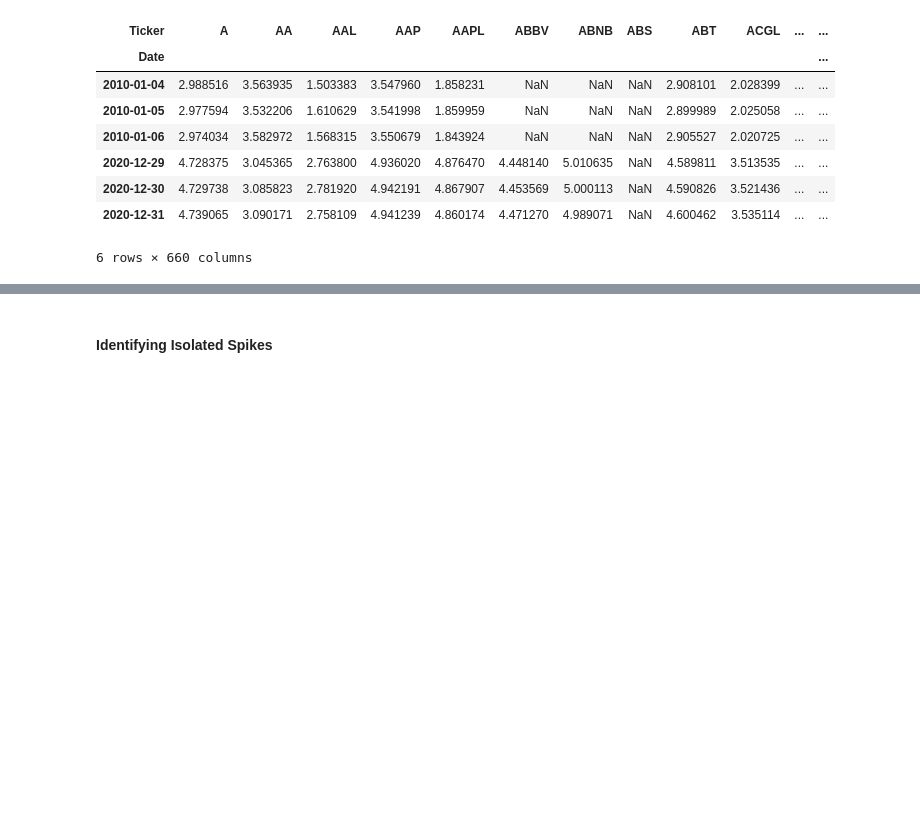
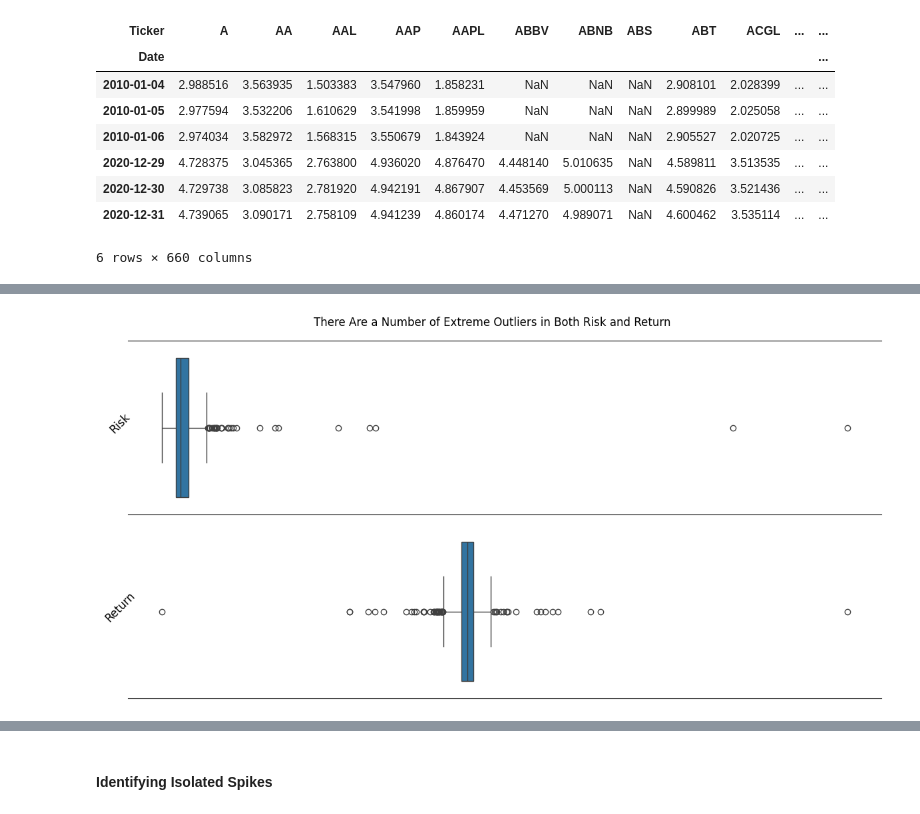
Before and after one commit to JamieW365/trading_algos, a Jupyter notebook: notebooks/data processing/identifying_outliers.ipynb, the cells around one changed output, grey strips where cells are left out. Saved outputs shown, nothing was run; the diff lists cells and outputs as text; code cells hidden in the pictures; blank space fills up the shorter version.

```diff
--- a/notebooks/data processing/identifying_outliers.ipynb
+++ b/notebooks/data processing/identifying_outliers.ipynb
@@ -84,4 +80,10 @@ ht(rolling_log_return)
 # %%
-df_agg = rolling_log_return.agg({'mean', 'std'}).rename({'mean': 'Return', 'std': 'Risk'}).T
-ht(df_agg)
+# 3 Month Rolling Returns
+log_returns = log_prices - log_prices.shift(63)
+
+# Calculate Log Risk / Return
+df_agg = log_returns.agg({'mean', 'std'}).rename({'mean': 'Return', 'std': 'Risk'}).T
+
+# Annualize Log Risk / Return
+df_agg = df_agg * (np.sqrt(4), 4)
 # %%
@@ -110,10 +114,27 @@ outliers
 # %%
 fig, ax = plt.subplots(2,1, figsize=(12,6), tight_layout=True)
+plt.suptitle('There Are a Number of Extreme Outliers in Both Risk and Return')
 
-ax[0].set_title('Risk')
-ax[0].spines[['left','top','right']].set_visible(False)
+ax[0].spines[['left','right']].set_visible(False)
+ax[0].tick_params(top=False,
+                  bottom=False,
+                  left=False,
+                  right=False,
+                  labelleft=False,
+                  labelbottom=False)
+ax[0].set_ylabel('Risk', rotation=45, fontsize=12)
 sns.boxplot(df_agg[['Risk']], ax=ax[0], orient='h')
 
-ax[1].set_title('Return')
 ax[1].spines[['left','top','right']].set_visible(False)
+ax[1].tick_params(top=False,
+                  bottom=False,
+                  left=False,
+                  right=False,
+                  labelleft=False,
+                  labelbottom=False)
+ax[1].set_ylabel('Return', rotation=45, fontsize=12)
 sns.boxplot(df_agg[['Return']], ax=ax[1], orient='h')
+
+plt.show();
+# %% [output]
+[figure, added]
```
Also changed, not shown: parts of 35 cells of this notebook.
